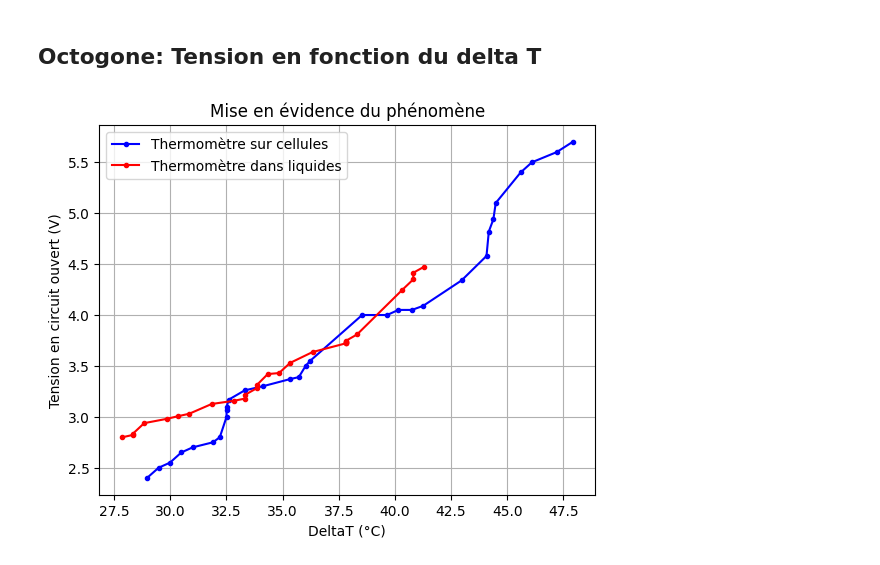
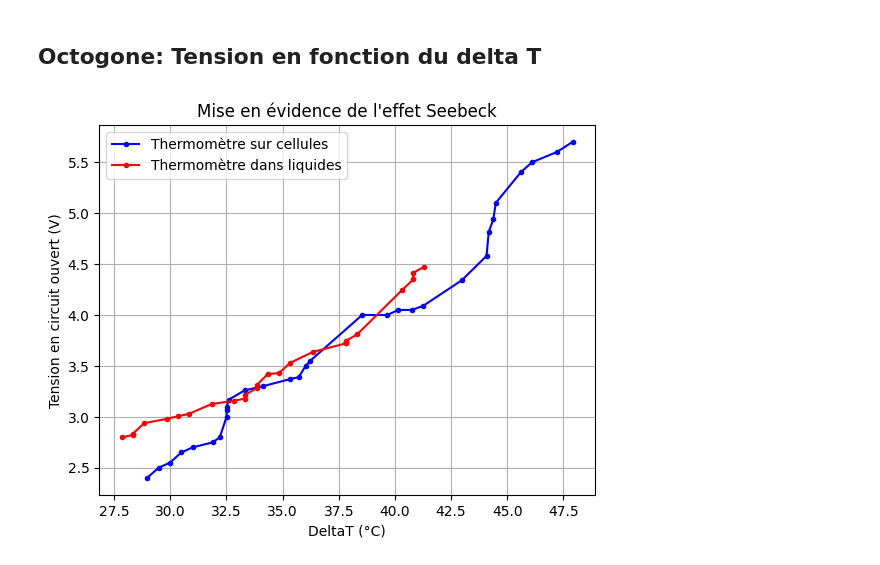
Before and after one commit to adelemarcon/TIPE, a Jupyter notebook: TIPE2octogone.ipynb, the cells around one changed output. Cells and saved outputs as stored; diff of their text form; code cells hidden in the pictures.

```diff
--- a/TIPE2octogone.ipynb
+++ b/TIPE2octogone.ipynb
@@ -8,24 +8,24 @@ from matplotlib import pyplot as plt
 # %%
 def lecture(fichier):
     a = []
     b = []
     with open(fichier,'r') as f:
         for ligne in f:
             ai,bi = [float(val.strip()) for val in ligne.split('\t')]
             a.append(ai)
             b.append(bi)
     return a, b
 
 DT1,U1 = lecture("TIPE2octogonemesure.csv")
 DT2,U2 = lecture("TIPE2octogonemesure2.csv")
 
 plt.plot(DT1,U1,color = 'blue', marker = '.', label = 'Thermomètre sur cellules')
 plt.plot(DT2,U2,color = 'red', marker = '.', label = "Thermomètre dans liquides")
 plt.xlabel("DeltaT (°C)")
 plt.ylabel("Tension en circuit ouvert (V)")
-plt.title("Mise en évidence du phénomène")
+plt.title("Mise en évidence de l'effet Seebeck")
 plt.legend()
 plt.grid()
 plt.show()
 # %% [output]
-[figure, old version]
+[figure, new version]
```
